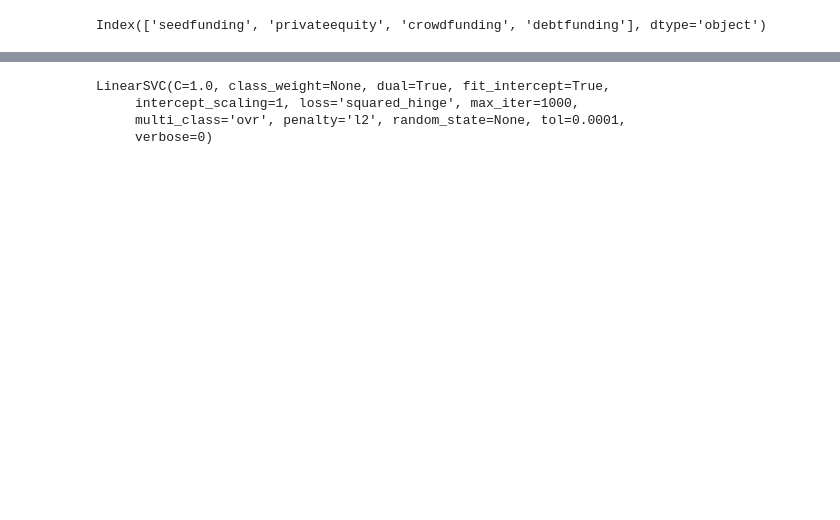
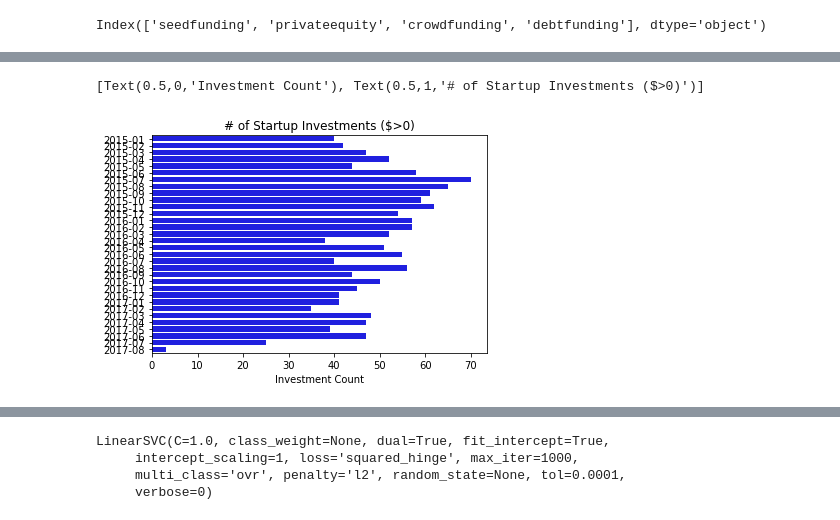
Before and after one commit to RAVI19siri/COMP840, a Jupyter notebook: Classifier_project/kernel.ipynb, the cells around one changed output, grey strips where cells are left out. Saved outputs shown, nothing was run; the diff lists cells and outputs as text; code cells hidden in the pictures; blank space fills up the shorter version.

```diff
--- a/Classifier_project/kernel.ipynb
+++ b/Classifier_project/kernel.ipynb
@@ -144,0 +164,13 @@ Index(['Consumer Internet', 'Technology', 'Other', 'eCommerce', 'ECommerce',
+# %%
+newdata['Date'] = pd.to_datetime(newdata['Date'], format='%d/%m/%Y')
+newdata['YrMo'] = [str(x.year) + '-' + str(x.month).zfill(2) for x in newdata['Date']]
+# %%
+PosFund_df = newdata.loc[newdata['AmountInUSD'] > 0,['YrMo','AmountInUSD']]
+fundCountsByMo = PosFund_df['YrMo'].value_counts()
+FundCounts_df = pd.DataFrame(fundCountsByMo).sort_index()
+ax = sns.barplot(FundCounts_df.YrMo, FundCounts_df.index, orient="h", color='b')
+ax.set(xlabel='Investment Count', title='# of Startup Investments ($>0)')
+#sns.plt.show()
+# %% [output]
+[Text(0.5,0,'Investment Count'), Text(0.5,1,'# of Startup Investments ($>0)')]
+[figure, added]
```
Also changed, not shown: parts of 69 cells of this notebook.
